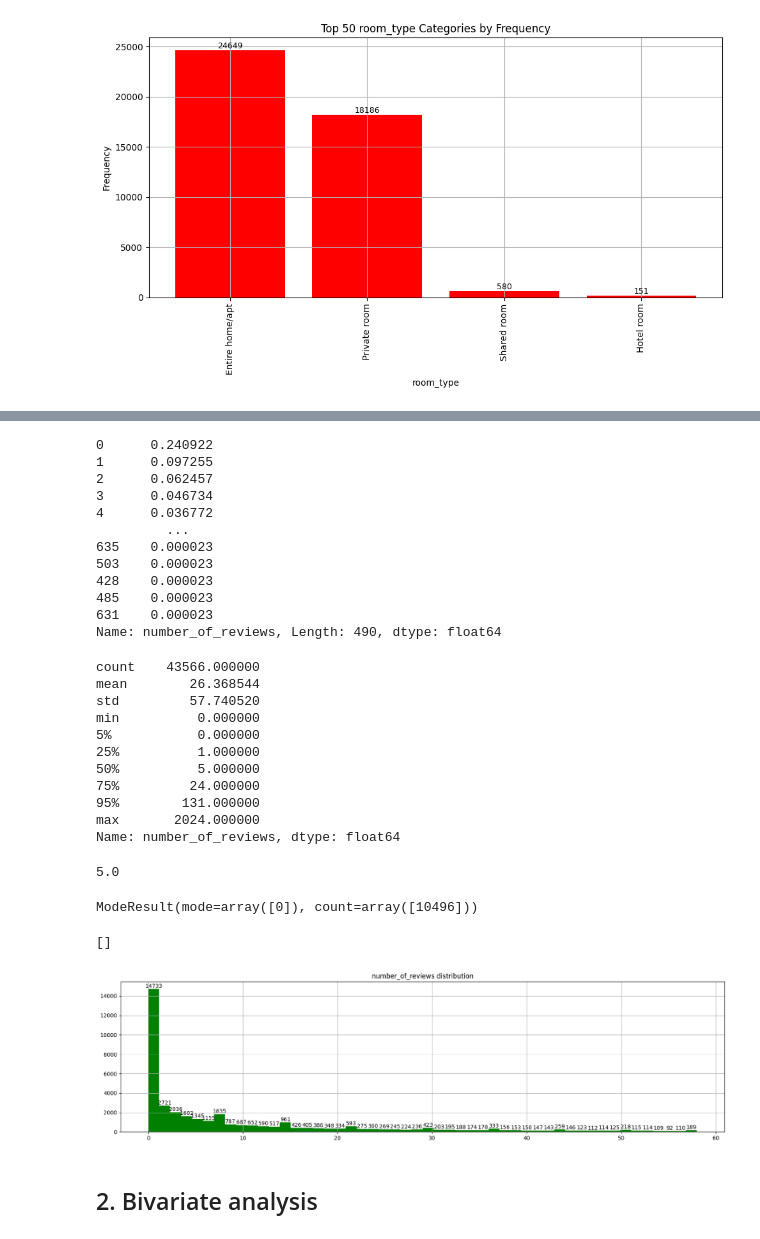
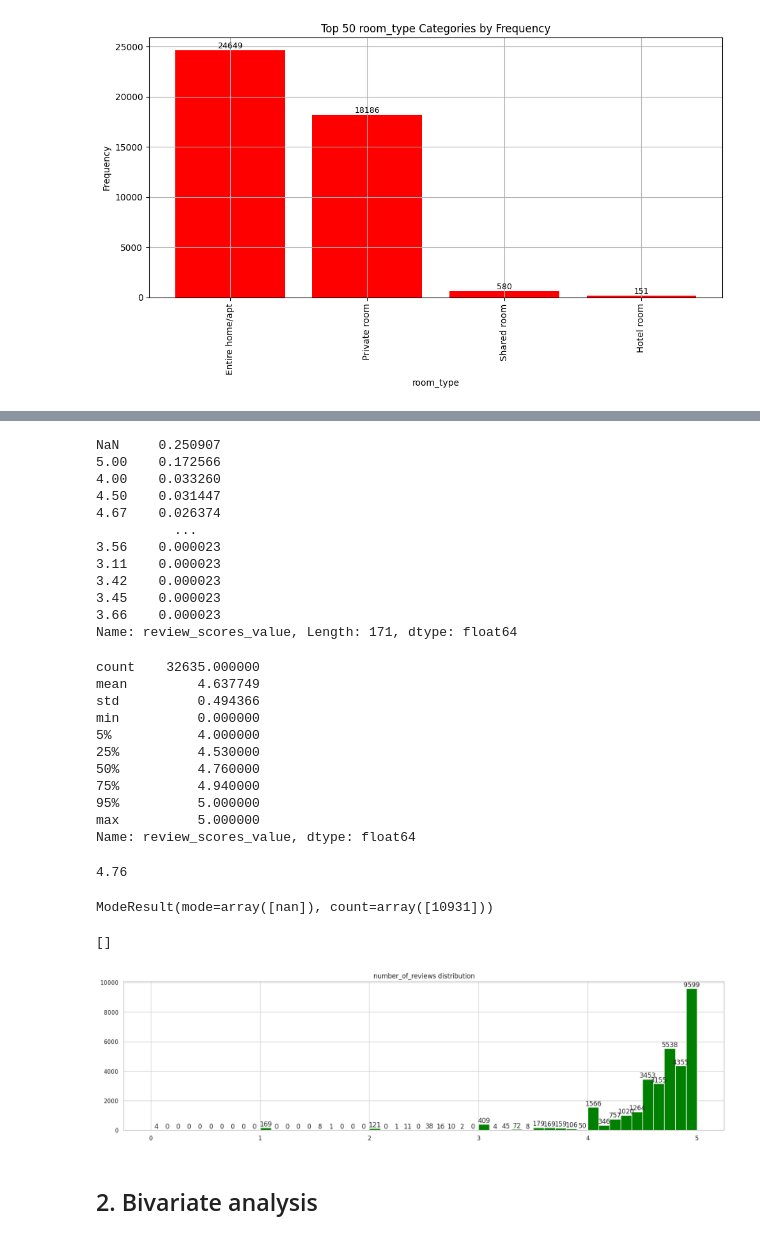
Before and after one commit to ingoscargiraldor/CDA, a Jupyter notebook: airbnb/eda.ipynb, the cells around one changed output, grey strips where cells are left out. Drawn from its saved outputs; the diff is of its cells as text; code cells hidden in the pictures.

```diff
--- a/airbnb/eda.ipynb
+++ b/airbnb/eda.ipynb
@@ -442,66 +441,66 @@ listings_df["number_of_reviews"].min()
 # %%
 # Calculating the relative frecuency of number of reviews
-listings_df["number_of_reviews"].value_counts(dropna=False, normalize=True) # You can set normalize to False for calculating the absolute frecuency
+listings_df["review_scores_value"].value_counts(dropna=False, normalize=True) # You can set normalize to False for calculating the absolute frecuency
 # %% [output]
-0      0.240922
-1      0.097255
-2      0.062457
-3      0.046734
-4      0.036772
-         ...
-635    0.000023
-503    0.000023
-428    0.000023
-485    0.000023
-631    0.000023
-Name: number_of_reviews, Length: 490, dtype: float64
+NaN     0.250907
+5.00    0.172566
+4.00    0.033260
+4.50    0.031447
+4.67    0.026374
+          ...
+3.56    0.000023
+3.11    0.000023
+3.42    0.000023
+3.45    0.000023
+3.66    0.000023
+Name: review_scores_value, Length: 171, dtype: float64
 # %%
 # Provides important statistical values to keep in mind
-listings_df["number_of_reviews"].describe(percentiles=[0.05, 0.25, 0.5, 0.75, 0.95])
+listings_df["review_scores_value"].describe(percentiles=[0.05, 0.25, 0.5, 0.75, 0.95])
 # %% [output]
-count    43566.000000
-mean        26.368544
-std         57.740520
+count    32635.000000
+mean         4.637749
+std          0.494366
 min          0.000000
-5%           0.000000
-25%          1.000000
-50%          5.000000
-75%         24.000000
-95%        131.000000
-max       2024.000000
-Name: number_of_reviews, dtype: float64
+5%           4.000000
+25%          4.530000
+50%          4.760000
+75%          4.940000
+95%          5.000000
+max          5.000000
+Name: review_scores_value, dtype: float64
 # %%
 # Provides the median value
-mediana = listings_df["number_of_reviews"].median()
+mediana = listings_df["review_scores_value"].median()
 print(mediana)
 # %% [output]
-5.0
+4.76
 # %%
 # Provides the mod value
 from scipy import stats
-moda = stats.mode(listings_df["number_of_reviews"], keepdims=True)
+moda = stats.mode(listings_df["review_scores_value"], keepdims=True)
 print(moda)
 # %% [output]
-ModeResult(mode=array([0]), count=array([10496]))
+ModeResult(mode=array([nan]), count=array([10931]))
 # %%
 # Let's make some calculations for determining an outlier threshold
-q1 = listings_df["number_of_reviews"].quantile(0.25)
-q3 = listings_df["number_of_reviews"].quantile(0.75)
+q1 = listings_df["review_scores_value"].quantile(0.25)
+q3 = listings_df["review_scores_value"].quantile(0.75)
 iqr = q3 - q1
 # %%
 plt.figure(figsize=(20, 5))
-n, bins, patches = plt.hist(listings_df.loc[listings_df["number_of_reviews"] <= (q3 + 1.5 * iqr)]["number_of_reviews"], bins=50, color="green")
+n, bins, patches = plt.hist(listings_df.loc[listings_df["review_scores_value"] <= (q3 + 1.5 * iqr)]["review_scores_value"], bins=50, color="green")
 plt.title("number_of_reviews distribution")
 plt.grid(True)
 
 for i in range(len(patches)):
     plt.text(patches[i].get_x() + patches[i].get_width() / 2, patches[i].get_height(), f"{int(n[i])}", ha="center", va="bottom")
 
 
 plt.plot()
 # %% [output]
 []
-[figure, old version]
+[figure, new version]
 # %% [markdown]
 ## 2. Bivariate analysis
 # %%
```
Also changed, not shown: parts of 13 cells of this notebook.
